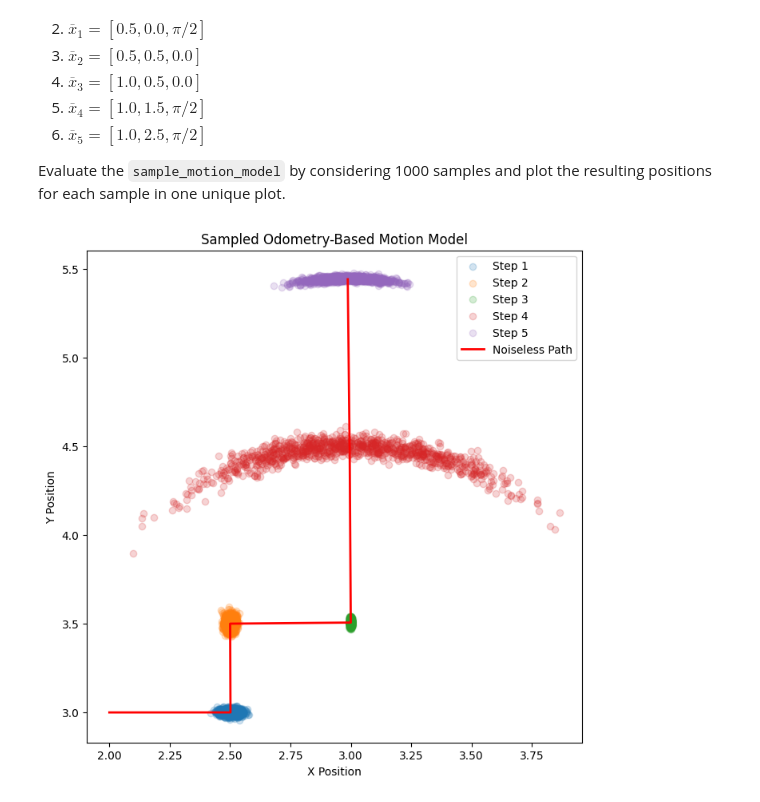
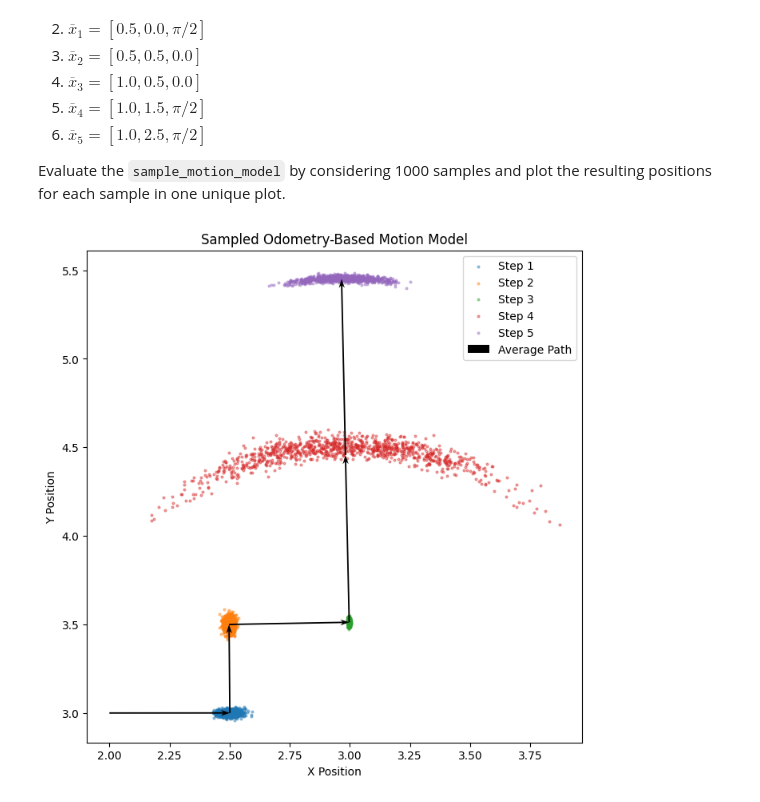
Before and after one commit to harry-graves/C18_code, a Jupyter notebook: navigation/ex03-motion-model/ex4.ipynb, the cells around one changed output. Drawn from its saved outputs; the diff is of its cells as text; code cells hidden in the pictures.

```diff
--- a/navigation/ex03-motion-model/ex4.ipynb
+++ b/navigation/ex03-motion-model/ex4.ipynb
@@ -146,21 +181,69 @@ Evaluate the `sample_motion_model` by considering 1000 samples and plot the resu
 # %%
 import ex4 as ex
 import numpy as np
+import matplotlib.pyplot as plt
 
 # Given initial pose and noise parameters
 init_pose = np.array([2.0, 3.0, 0.0])
 alpha = [0.1, 0.1, 0.01, 0.01]
 
 # Given odometry readings
 odoms = [
     [0.0, 0.0, 0.0],
     [0.5, 0.0, np.pi/2],
     [0.5, 0.5, 0.0],
     [1.0, 0.5, 0.0],
     [1.0, 1.5, np.pi/2],
     [1.0, 2.5, np.pi/2]
 ]
 
-ex.plot_sample_motion_model(alpha, init_pose, odoms)
+# Number of samples per step
+samples = 1000
+
+# Store all samples across time
+all_samples = []
+
+# Initialize with initial pose
+poses = [init_pose]
+mean_poses = [init_pose]  # This will store the mean, noiseless poses
+
+for i in range(len(odoms)-1):
+    odom = [odoms[i], odoms[i+1]]
+
+    # Sample the noisy motion model
+    new_samples = [ex.sample_motion_model(poses[-1], odom, alpha) for _ in range(samples)]
+
+    # Append samples to the list for plotting later
+    all_samples.append(new_samples)
+
+    # Store the mean pose for future iterations (this is the noiseless path)
+    mean_pose = np.mean(new_samples, axis=0)
+    poses.append(mean_pose)
+    mean_poses.append(mean_pose)  # Add mean pose to the noiseless path
+
+# Plot results
+plt.figure(figsize=(8, 8))
+
+# Plot noisy samples
+for i, sample_set in enumerate(all_samples):
+    x_vals = [s[0] for s in sample_set]
+    y_vals = [s[1] for s in sample_set]
+    plt.scatter(x_vals, y_vals, s=4, alpha=0.4, label=f"Step {i+1}")
+
+# Plot the noiseless path (line connecting mean poses)
+mean_x = [pose[0] for pose in mean_poses]
+mean_y = [pose[1] for pose in mean_poses]
+plt.quiver(
+    mean_x[:-1], mean_y[:-1],
+    np.diff(mean_x), np.diff(mean_y),
+    angles="xy", scale_units="xy", scale=1,
+    color='black', width=0.003, headwidth=4, headlength=6, label="Average Path"
+)
+
+plt.xlabel("X Position")
+plt.ylabel("Y Position")
+plt.title("Sampled Odometry-Based Motion Model")
+plt.legend()
+plt.show()
 # %% [output]
-[figure, old version]
+[figure, new version]
```
Also changed, not shown: parts of 3 cells of this notebook, 1 other file.
